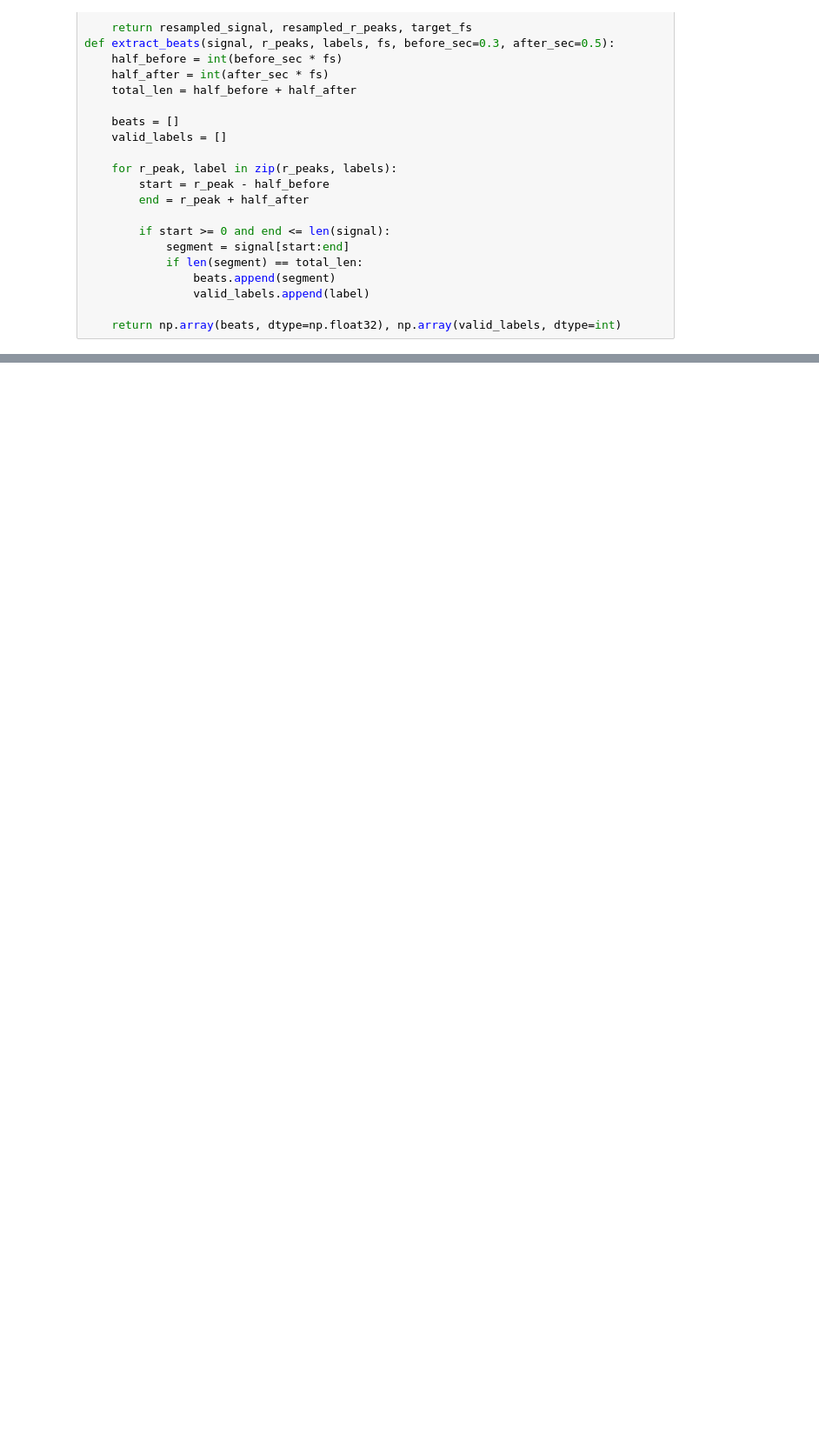
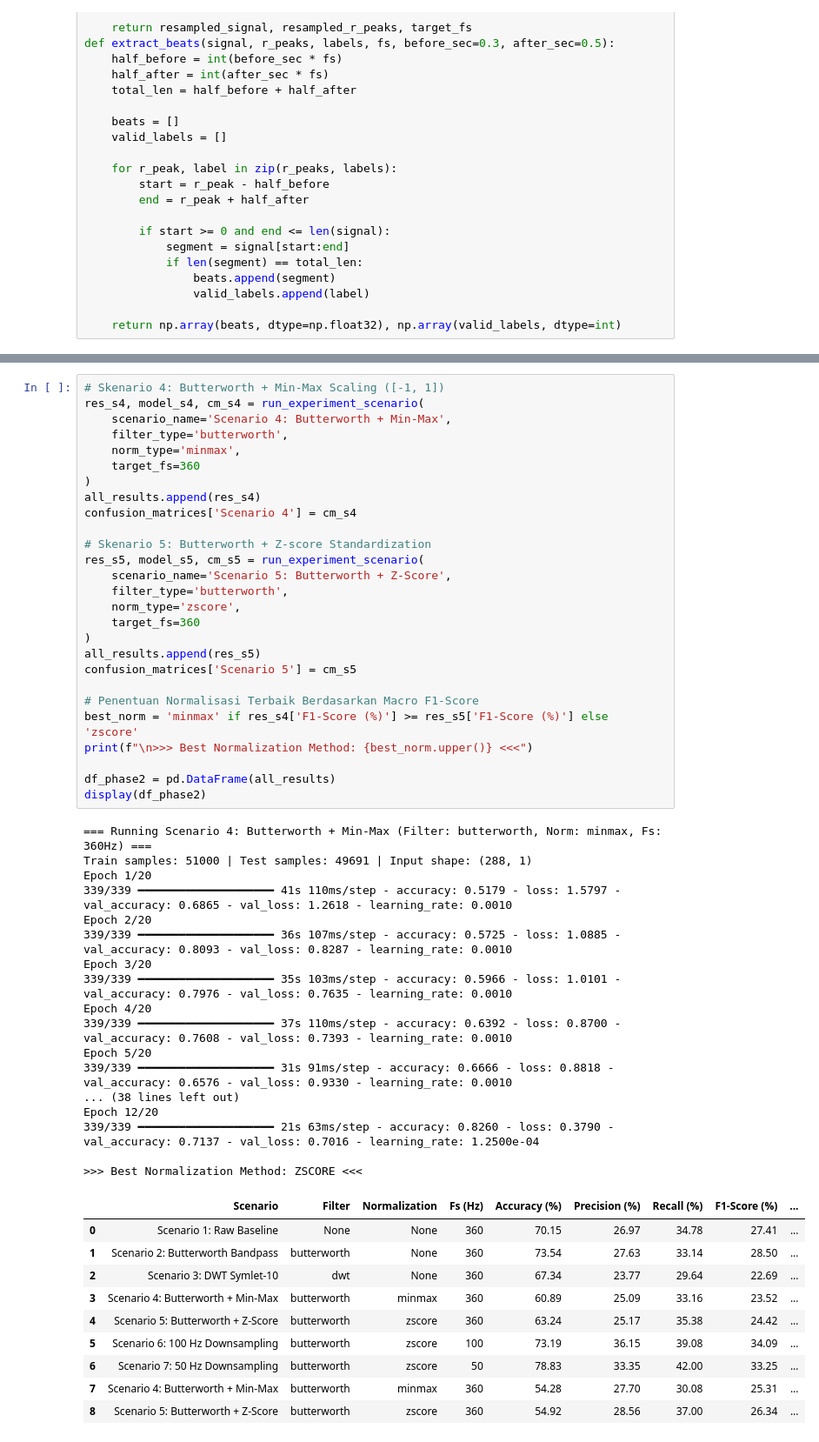
Before and after one commit to danielsetiawn/ECG-analysis-for-arrhythmia-detection-with-deep-learning, a Jupyter notebook: main.ipynb, the cells around one changed output, grey strips where cells are left out. Shown at 87% size. Saved outputs shown, nothing was run; the diff lists cells and outputs as text; blank space fills up the shorter version.

```diff
--- a/main.ipynb
+++ b/main.ipynb
@@ -202,0 +469,55 @@ def extract_beats(signal, r_peaks, labels, fs, before_sec=0.3, after_sec=0.5):
+# %%
+# Skenario 4: Butterworth + Min-Max Scaling ([-1, 1])
+res_s4, model_s4, cm_s4 = run_experiment_scenario(
+    scenario_name='Scenario 4: Butterworth + Min-Max',
+    filter_type='butterworth',
+    norm_type='minmax',
+    target_fs=360
+)
+all_results.append(res_s4)
+confusion_matrices['Scenario 4'] = cm_s4
+
+# Skenario 5: Butterworth + Z-score Standardization
+res_s5, model_s5, cm_s5 = run_experiment_scenario(
+    scenario_name='Scenario 5: Butterworth + Z-Score',
+    filter_type='butterworth',
+    norm_type='zscore',
+    target_fs=360
+)
+all_results.append(res_s5)
+confusion_matrices['Scenario 5'] = cm_s5
+
+# Penentuan Normalisasi Terbaik Berdasarkan Macro F1-Score
+best_norm = 'minmax' if res_s4['F1-Score (%)'] >= res_s5['F1-Score (%)'] else 'zscore'
+print(f"\n>>> Best Normalization Method: {best_norm.upper()} <<<")
+
+df_phase2 = pd.DataFrame(all_results)
+display(df_phase2)
+# %% [output]
+=== Running Scenario 4: Butterworth + Min-Max (Filter: butterworth, Norm: minmax, Fs: 360Hz) ===
+Train samples: 51000 | Test samples: 49691 | Input shape: (288, 1)
+Epoch 1/20
+339/339 ━━━━━━━━━━━━━━━━━━━━ 41s 110ms/step - accuracy: 0.5179 - loss: 1.5797 - val_accuracy: 0.6865 - val_loss: 1.2618 - learning_rate: 0.0010
+Epoch 2/20
+339/339 ━━━━━━━━━━━━━━━━━━━━ 36s 107ms/step - accuracy: 0.5725 - loss: 1.0885 - val_accuracy: 0.8093 - val_loss: 0.8287 - learning_rate: 0.0010
+Epoch 3/20
+339/339 ━━━━━━━━━━━━━━━━━━━━ 35s 103ms/step - accuracy: 0.5966 - loss: 1.0101 - val_accuracy: 0.7976 - val_loss: 0.7635 - learning_rate: 0.0010
+Epoch 4/20
+339/339 ━━━━━━━━━━━━━━━━━━━━ 37s 110ms/step - accuracy: 0.6392 - loss: 0.8700 - val_accuracy: 0.7608 - val_loss: 0.7393 - learning_rate: 0.0010
+Epoch 5/20
+339/339 ━━━━━━━━━━━━━━━━━━━━ 31s 91ms/step - accuracy: 0.6666 - loss: 0.8818 - val_accuracy: 0.6576 - val_loss: 0.9330 - learning_rate: 0.0010
+... (38 lines left out)
+Epoch 12/20
+339/339 ━━━━━━━━━━━━━━━━━━━━ 21s 63ms/step - accuracy: 0.8260 - loss: 0.3790 - val_accuracy: 0.7137 - val_loss: 0.7016 - learning_rate: 1.2500e-04
+
+>>> Best Normalization Method: ZSCORE <<<
+|  | Scenario | Filter | Normalization | Fs (Hz) | Accuracy (%) | Precision (%) | Recall (%) | F1-Score (%) | ... |
+| 0 | Scenario 1: Raw Baseline | None | None | 360 | 70.15 | 26.97 | 34.78 | 27.41 | ... |
+| 1 | Scenario 2: Butterworth Bandpass | butterworth | None | 360 | 73.54 | 27.63 | 33.14 | 28.50 | ... |
+| 2 | Scenario 3: DWT Symlet-10 | dwt | None | 360 | 67.34 | 23.77 | 29.64 | 22.69 | ... |
+| 3 | Scenario 4: Butterworth + Min-Max | butterworth | minmax | 360 | 60.89 | 25.09 | 33.16 | 23.52 | ... |
+| 4 | Scenario 5: Butterworth + Z-Score | butterworth | zscore | 360 | 63.24 | 25.17 | 35.38 | 24.42 | ... |
+| 5 | Scenario 6: 100 Hz Downsampling | butterworth | zscore | 100 | 73.19 | 36.15 | 39.08 | 34.09 | ... |
+| 6 | Scenario 7: 50 Hz Downsampling | butterworth | zscore | 50 | 78.83 | 33.35 | 42.00 | 33.25 | ... |
+| 7 | Scenario 4: Butterworth + Min-Max | butterworth | minmax | 360 | 54.28 | 27.70 | 30.08 | 25.31 | ... |
+| 8 | Scenario 5: Butterworth + Z-Score | butterworth | zscore | 360 | 54.92 | 28.56 | 37.00 | 26.34 | ... |
```
Also changed, not shown: parts of 10 cells of this notebook.
